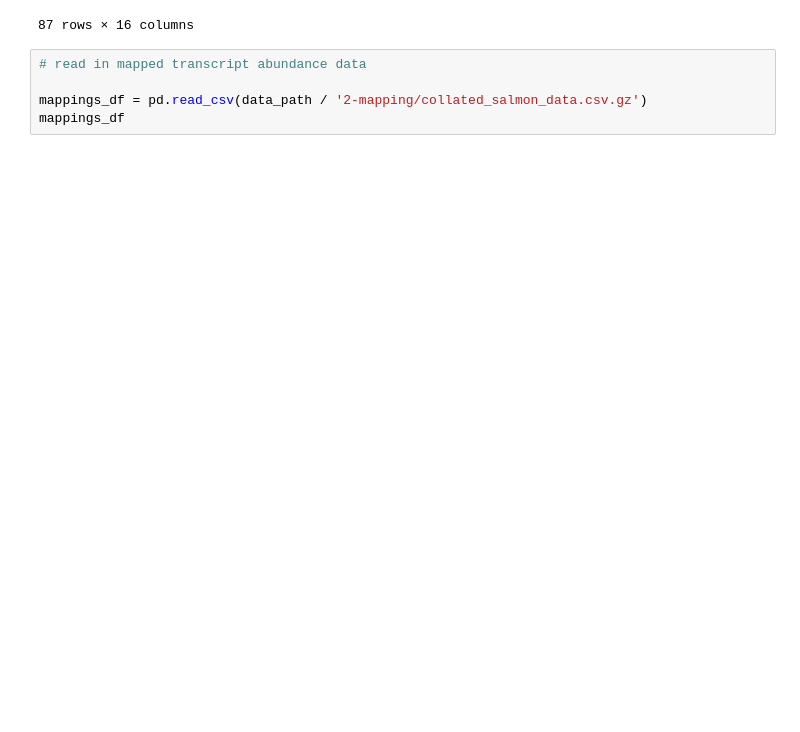
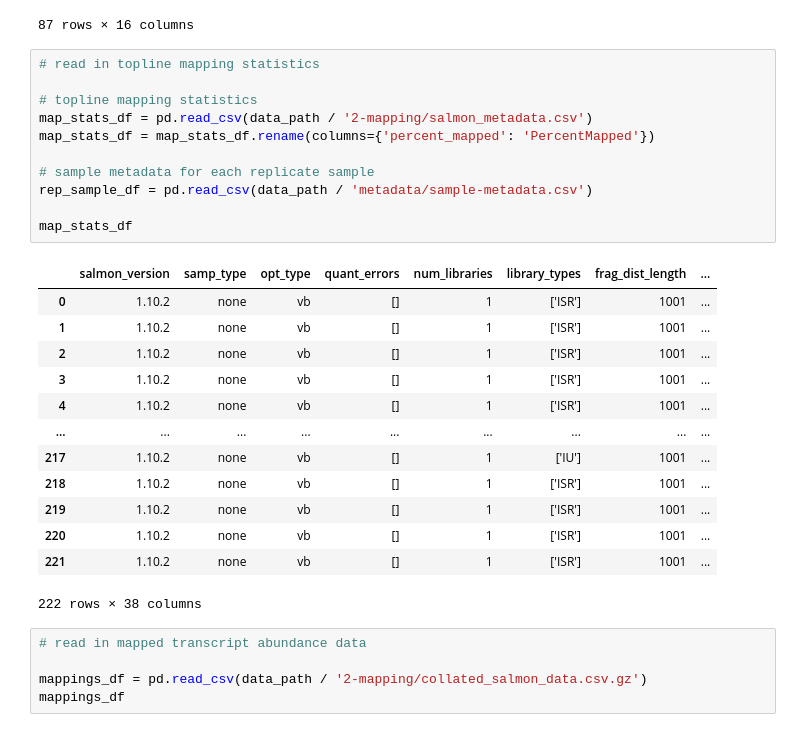
Before and after one commit to blasks/barnacle-manuscript, a Jupyter notebook: analyses/2-mapping/2-pro-syn-abundances.ipynb, the cells around one changed output. Drawn from its saved outputs; the diff is of its cells as text; blank space fills up the shorter version.

```diff
--- a/analyses/2-mapping/2-pro-syn-abundances.ipynb
+++ b/analyses/2-mapping/2-pro-syn-abundances.ipynb
@@ -165,6 +165,31 @@ sample_df
 | 85 | G3.UW.NS.UW40_2.7m | Gradients 3 | 2019 | 2019-04-25 06:01:00 | 40.090000 | -158.000 | 7 | Gradients 3 underway | surface transect | ... |
 | 86 | G3.UW.NS.UW35_2.7m | Gradients 3 | 2019 | 2019-04-26 05:55:00 | 35.830000 | -158.000 | 7 | Gradients 3 underway | surface transect | ... |
 87 rows × 16 columns
+# %%
+# read in topline mapping statistics
+
+# topline mapping statistics
+map_stats_df = pd.read_csv(data_path / '2-mapping/salmon_metadata.csv')
+map_stats_df = map_stats_df.rename(columns={'percent_mapped': 'PercentMapped'})
+
+# sample metadata for each replicate sample
+rep_sample_df = pd.read_csv(data_path / 'metadata/sample-metadata.csv')
+
+map_stats_df
+# %% [output]
+|  | salmon_version | samp_type | opt_type | quant_errors | num_libraries | library_types | frag_dist_length | ... |
+| 0 | 1.10.2 | none | vb | [] | 1 | ['ISR'] | 1001 | ... |
+| 1 | 1.10.2 | none | vb | [] | 1 | ['ISR'] | 1001 | ... |
+| 2 | 1.10.2 | none | vb | [] | 1 | ['ISR'] | 1001 | ... |
+| 3 | 1.10.2 | none | vb | [] | 1 | ['ISR'] | 1001 | ... |
+| 4 | 1.10.2 | none | vb | [] | 1 | ['ISR'] | 1001 | ... |
+| ... | ... | ... | ... | ... | ... | ... | ... | ... |
+| 217 | 1.10.2 | none | vb | [] | 1 | ['IU'] | 1001 | ... |
+| 218 | 1.10.2 | none | vb | [] | 1 | ['ISR'] | 1001 | ... |
+| 219 | 1.10.2 | none | vb | [] | 1 | ['ISR'] | 1001 | ... |
+| 220 | 1.10.2 | none | vb | [] | 1 | ['ISR'] | 1001 | ... |
+| 221 | 1.10.2 | none | vb | [] | 1 | ['ISR'] | 1001 | ... |
+222 rows × 38 columns
 # %%
 # read in mapped transcript abundance data
 
```
Also changed, not shown: parts of 4 cells of this notebook.
